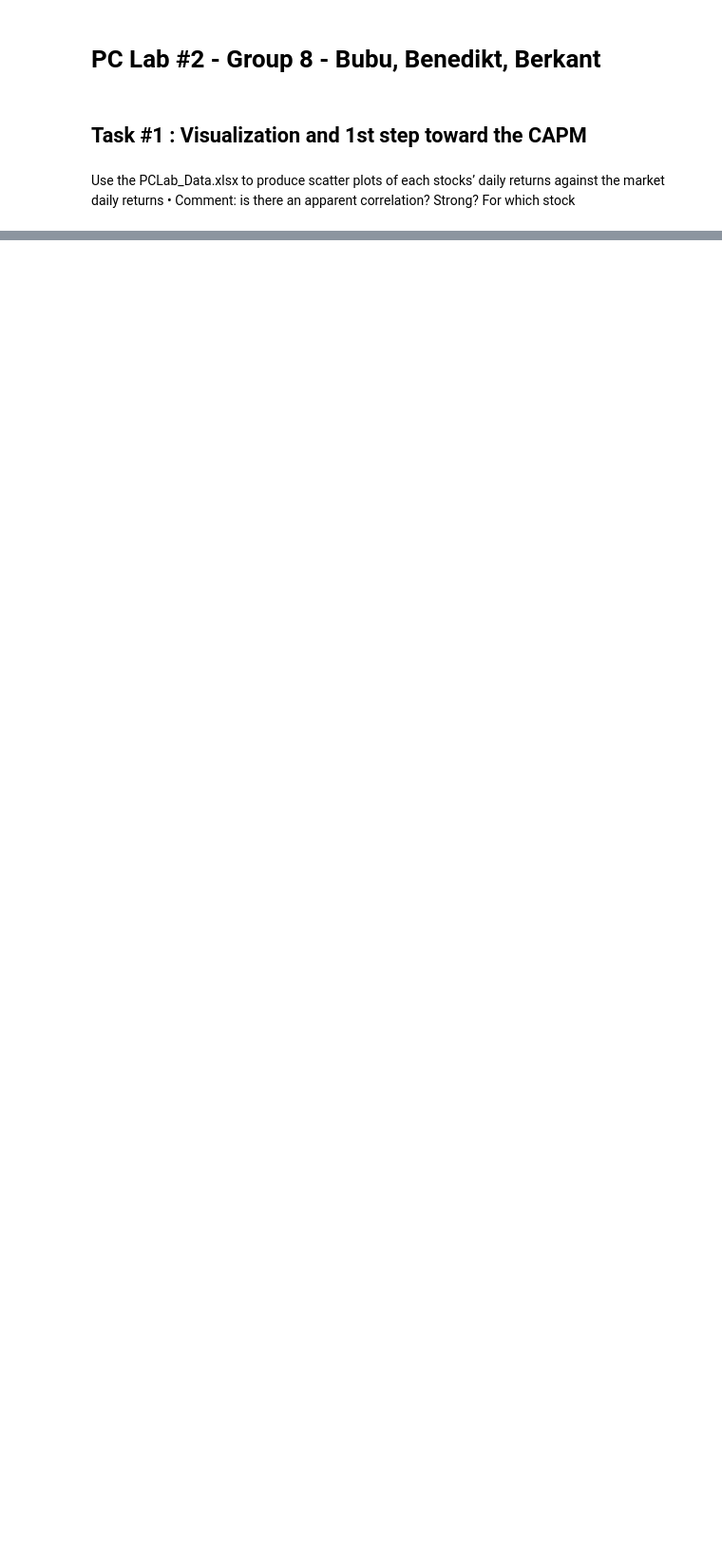
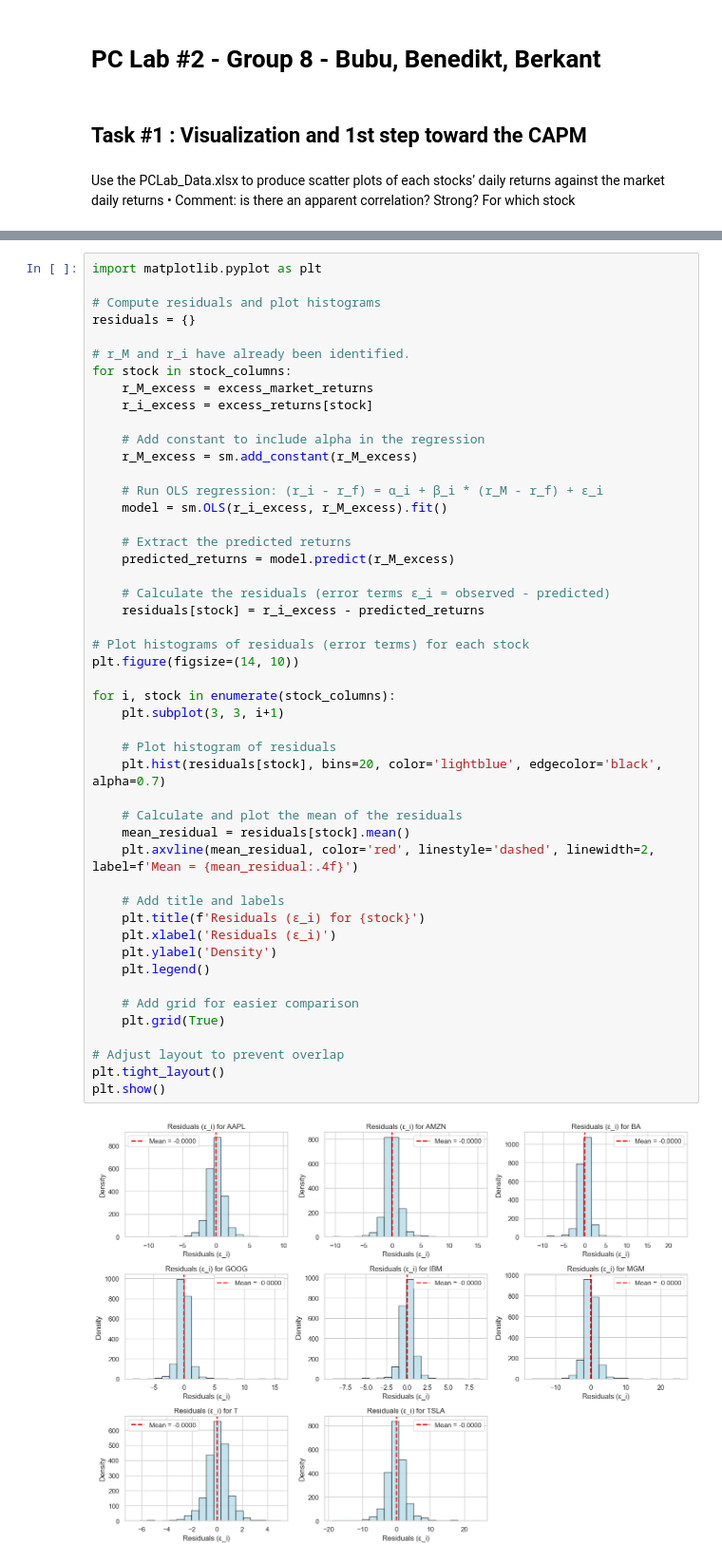
Before and after one commit to bubuzhang2002/Finance-with-Big-Data-PC-labs, a Jupyter notebook: PC labs/PC lab2.ipynb, the cells around one changed output, grey strips where cells are left out. Shown at 95% size. Saved outputs shown, nothing was run; the diff lists cells and outputs as text; blank space fills up the shorter version.

```diff
--- a/PC labs/PC lab2.ipynb
+++ b/PC labs/PC lab2.ipynb
@@ -54,0 +345,50 @@ import matplotlib.pyplot as plt
+# %%
+import matplotlib.pyplot as plt
+
+# Compute residuals and plot histograms
+residuals = {}
+
+# r_M and r_i have already been identified.
+for stock in stock_columns:
+    r_M_excess = excess_market_returns
+    r_i_excess = excess_returns[stock]
+
+    # Add constant to include alpha in the regression
+    r_M_excess = sm.add_constant(r_M_excess)
+
+    # Run OLS regression: (r_i - r_f) = α_i + β_i * (r_M - r_f) + ε_i
+    model = sm.OLS(r_i_excess, r_M_excess).fit()
+
+    # Extract the predicted returns
+    predicted_returns = model.predict(r_M_excess)
+
+    # Calculate the residuals (error terms ε_i = observed - predicted)
+    residuals[stock] = r_i_excess - predicted_returns
+
+# Plot histograms of residuals (error terms) for each stock
+plt.figure(figsize=(14, 10))
+
+for i, stock in enumerate(stock_columns):
+    plt.subplot(3, 3, i+1)
+
+    # Plot histogram of residuals
+    plt.hist(residuals[stock], bins=20, color='lightblue', edgecolor='black', alpha=0.7)
+
+    # Calculate and plot the mean of the residuals
+    mean_residual = residuals[stock].mean()
+    plt.axvline(mean_residual, color='red', linestyle='dashed', linewidth=2, label=f'Mean = {mean_residual:.4f}')
+
+    # Add title and labels
+    plt.title(f'Residuals (ε_i) for {stock}')
+    plt.xlabel('Residuals (ε_i)')
+    plt.ylabel('Density')
+    plt.legend()
+
+    # Add grid for easier comparison
+    plt.grid(True)
+
+# Adjust layout to prevent overlap
+plt.tight_layout()
+plt.show()
+# %% [output]
+[figure, added]
```
Also changed, not shown: parts of 28 cells of this notebook.
